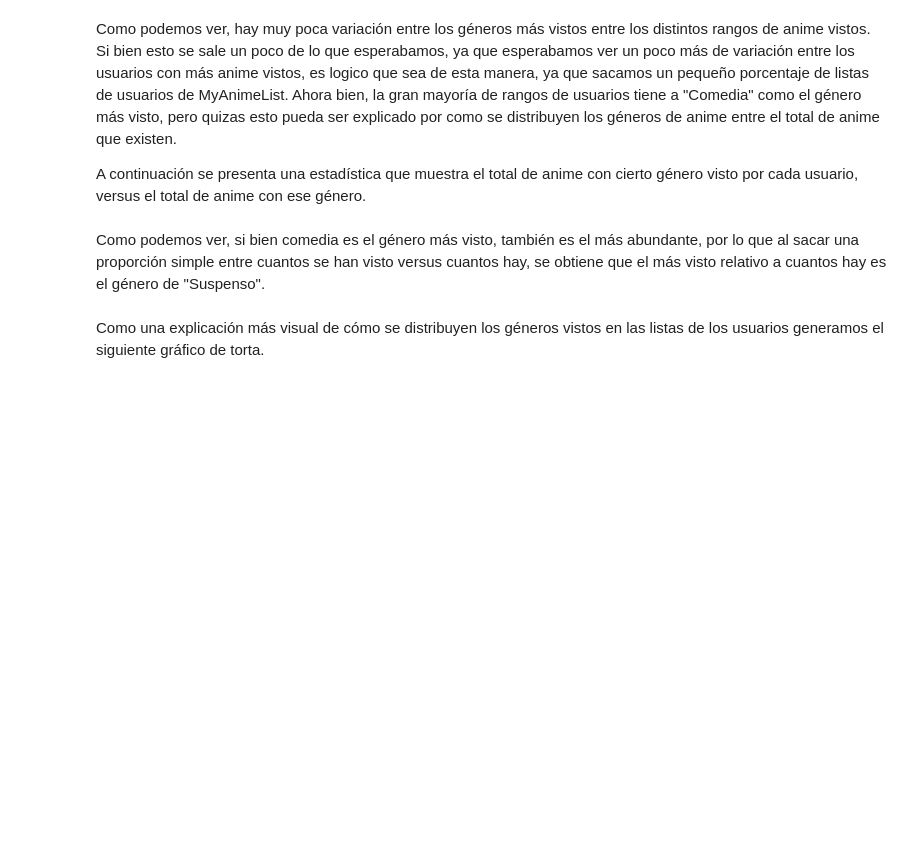
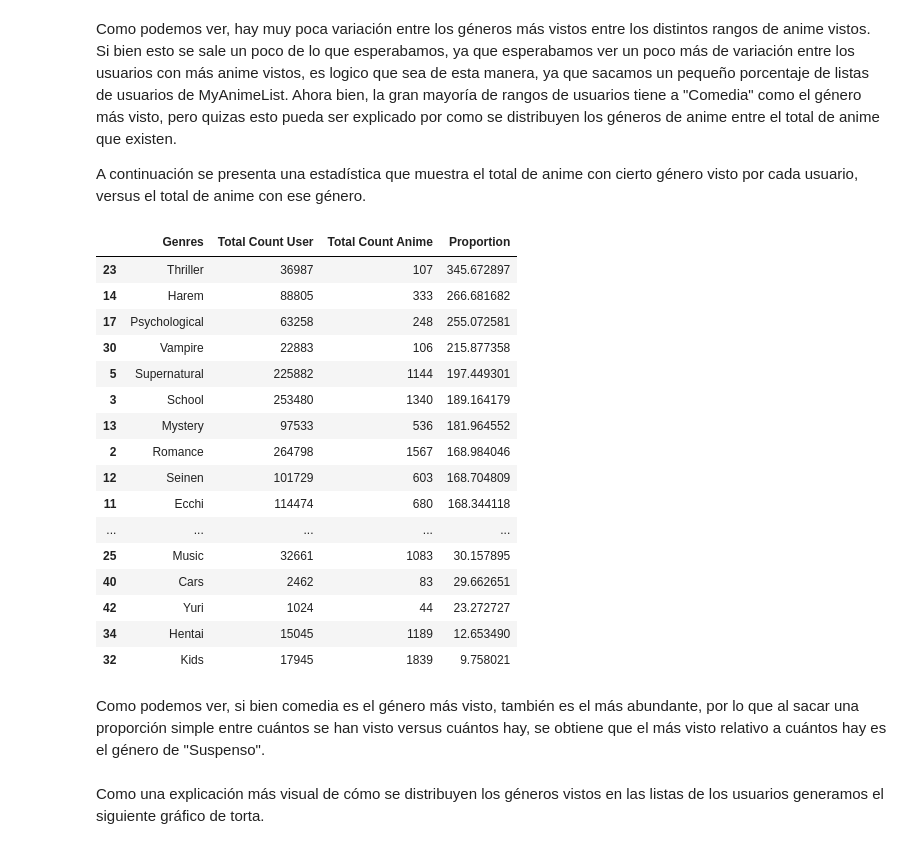
Before and after one commit to juanpablos/anime-recommender, a Jupyter notebook: Hitos/Hito_3.ipynb, the cells around one changed output. Cells and saved outputs as stored; diff of their text form; code cells hidden in the pictures; blank space fills up the shorter version.

```diff
--- a/Hitos/Hito_3.ipynb
+++ b/Hitos/Hito_3.ipynb
@@ -55,9 +53,9 @@ matplotlib.style.use('ggplot')
 # %% [markdown]
 Luego cargamos los archivos que contienen los datos que mostraremos:
 # %%
-genre_data = pd.read_csv("genre.csv")
-anime_data = pd.read_csv("general.csv")
-user_data = pd.read_csv("mal_filled.csv")
+genre_data = pd.read_csv("../Data/genre.csv")
+anime_data = pd.read_csv("../Data/general.csv")
+user_data = pd.read_csv("../Data/mal_filled.csv")
 # %% [markdown]
 Este es un merge de archivos especialmente lento, por lo que lo hacemos independientemente de los graficos.
 # %%
@@ -95,30 +111,46 @@ A continuación se presenta una estadística que muestra el total de anime con c
 # %%
 #User count
 total_user_genre = user_genre.groupby(by=['genre']).agg({'genre':np.size})
 
 total_user_genre.sort_values(by='genre', ascending=False, inplace=True)
 total_user_genre.rename(columns={'genre':'Total Count User'}, inplace=True)
 total_user_genre.reset_index(inplace=True)
 total_user_genre.rename(columns={'genre':'Genres'}, inplace=True)
 
 #Total anime count
 total_genre = genre_data.groupby(by=['genre']).agg({'genre':np.size})
 
 total_genre.sort_values(by='genre', ascending=False, inplace=True)
 total_genre.rename(columns={'genre':'Total Count Anime'}, inplace=True)
 total_genre.reset_index(inplace=True)
 total_genre.rename(columns={'genre':'Genres'}, inplace=True)
 
 #Slow merge I guess
 genre_user_anime_total = pd.merge(total_user_genre, total_genre, on='Genres')
-
 genre_user_anime_total['Proportion'] = genre_user_anime_total['Total Count User']/genre_user_anime_total['Total Count Anime']
-
 genre_user_anime_total.sort_values(by='Proportion', ascending=False, inplace=True)
 
-genre_user_anime_total.head()
+genre_user_anime_total
+# %% [output]
+|  | Genres | Total Count User | Total Count Anime | Proportion |
+| 23 | Thriller | 36987 | 107 | 345.672897 |
+| 14 | Harem | 88805 | 333 | 266.681682 |
+| 17 | Psychological | 63258 | 248 | 255.072581 |
+| 30 | Vampire | 22883 | 106 | 215.877358 |
+| 5 | Supernatural | 225882 | 1144 | 197.449301 |
+| 3 | School | 253480 | 1340 | 189.164179 |
+| 13 | Mystery | 97533 | 536 | 181.964552 |
+| 2 | Romance | 264798 | 1567 | 168.984046 |
+| 12 | Seinen | 101729 | 603 | 168.704809 |
+| 11 | Ecchi | 114474 | 680 | 168.344118 |
+| ... | ... | ... | ... | ... |
+| 25 | Music | 32661 | 1083 | 30.157895 |
+| 40 | Cars | 2462 | 83 | 29.662651 |
+| 42 | Yuri | 1024 | 44 | 23.272727 |
+| 34 | Hentai | 15045 | 1189 | 12.653490 |
+| 32 | Kids | 17945 | 1839 | 9.758021 |
 # %% [markdown]
-Como podemos ver, si bien comedia es el género más visto, también es el más abundante, por lo que al sacar una proporción simple entre cuantos se han visto versus cuantos hay, se obtiene que el más visto relativo a cuantos hay es el género de "Suspenso".
+Como podemos ver, si bien comedia es el género más visto, también es el más abundante, por lo que al sacar una proporción simple entre cuántos se han visto versus cuántos hay, se obtiene que el más visto relativo a cuántos hay es el género de "Suspenso".
 # %% [markdown]
 Como una explicación más visual de cómo se distribuyen los géneros vistos en las listas de los usuarios generamos el siguiente gráfico de torta.
 # %%
```
Also changed, not shown: parts of 19 cells of this notebook.
